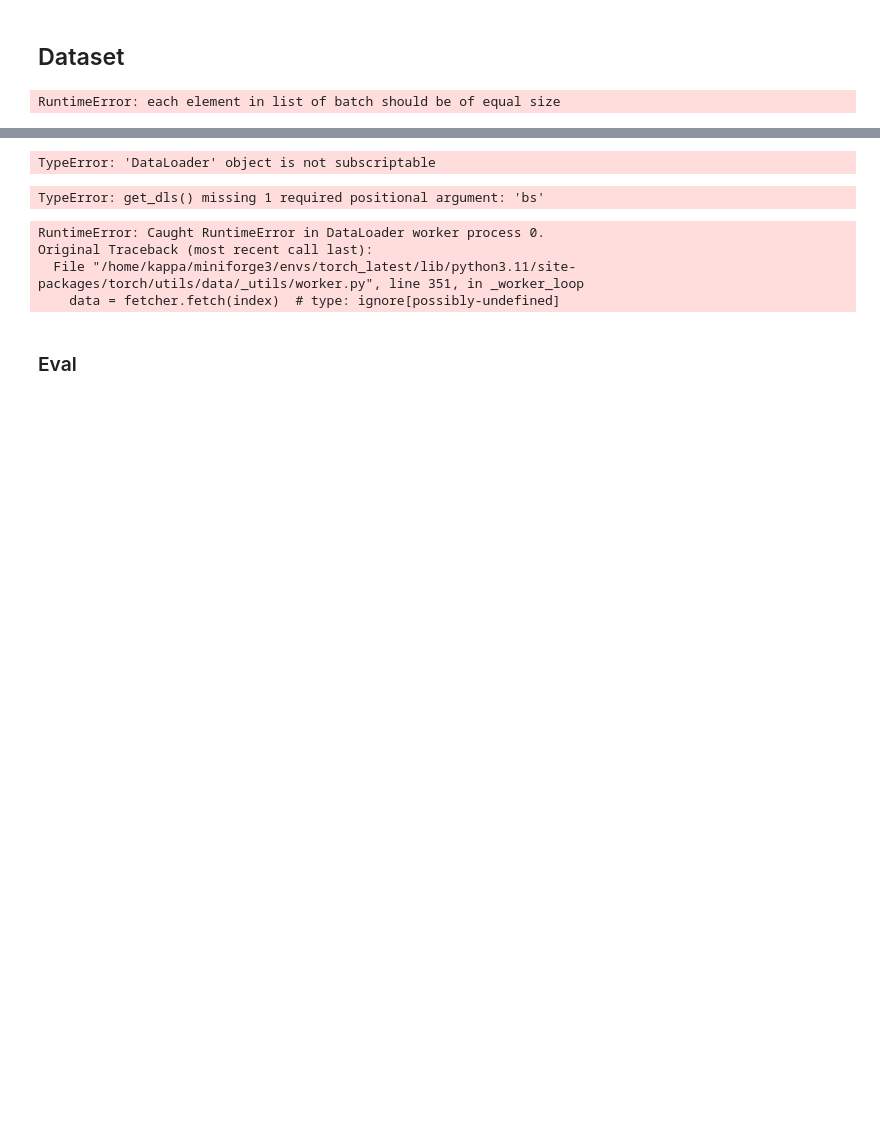
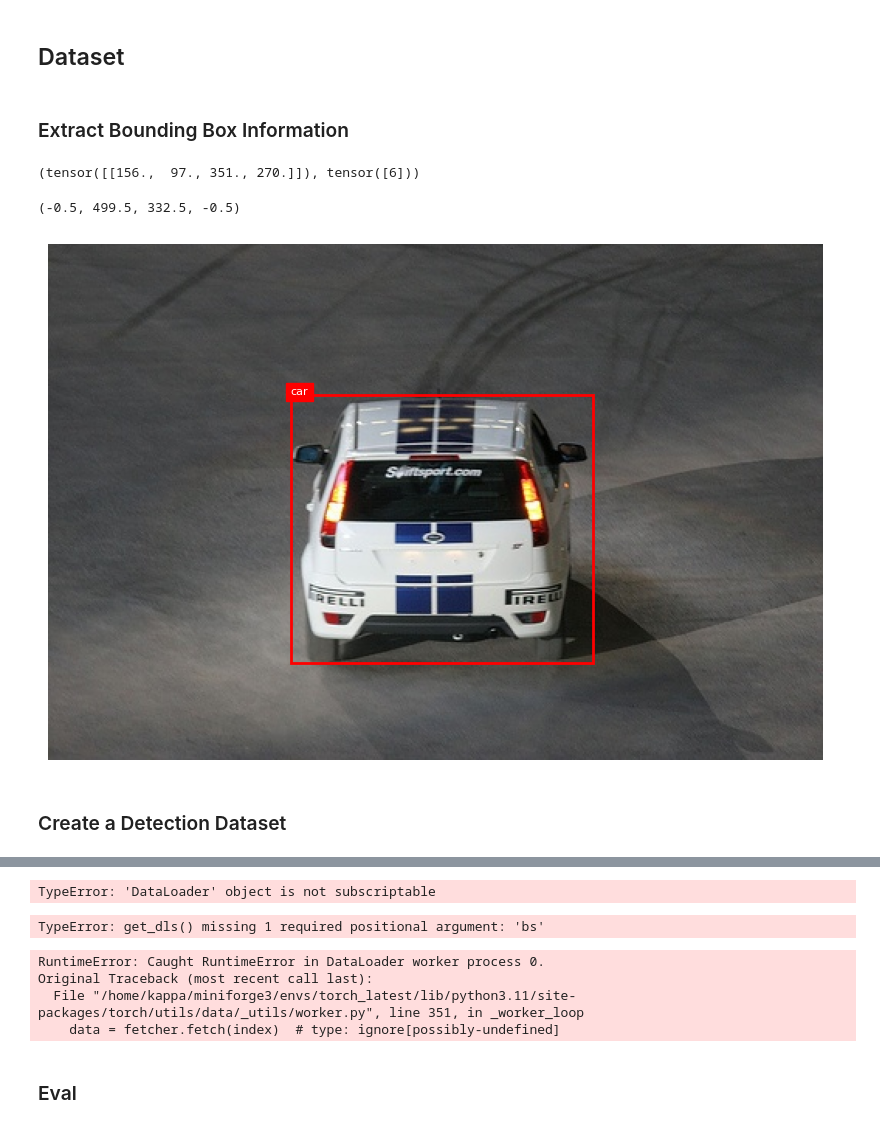
Before and after one commit to galopyz/pilus_project, a Jupyter notebook: nbs/52_detection.ipynb, the cells around one changed output, grey strips where cells are left out. Cells and saved outputs as stored; diff of their text form; code cells hidden in the pictures; blank space fills up the shorter version.

Commit message:
Add dataset

```diff
--- a/nbs/52_detection.ipynb
+++ b/nbs/52_detection.ipynb
@@ -65,8 +65,8 @@ Transform: Compose(
            )
 # %%
 ds = datasets.VOCDetection(
-    root=data_path, year="2007", image_set='train', download=False,
-    target_transform=voc_extract(field='bndbox'))
+    root=data_path, year="2007", image_set='train', download=False, )
+#     target_transform=voc_extract(field='bndbox'))
 ds[0]
 # %% [output]
 (<PIL.Image.Image image mode=RGB size=500x333>,
@@ -90,11 +103,11 @@ val_ds = datasets.VOCDetection(
 # %%
-bs = 64
+# bs = 64
 
-trn_dl, val_dl = get_dls(trn_ds, val_ds, bs=bs)
-xb,yb = next(iter(trn_dl))
-xb.shape,yb[:10]
+# trn_dl, val_dl = get_dls(trn_ds, val_ds, bs=bs)
+# xb,yb = next(iter(trn_dl))
+# xb.shape,yb[:10]
-# %% [output]
-RuntimeError: each element in list of batch should be of equal size
+# %% [markdown]
+### Extract Bounding Box Information
 # %%
 def voc_extract_detection(targ, clss=VOC_CLASSES):
     "Extract class names and bounding boxes from VOC annotations"
@@ -114,6 +126,27 @@ def voc_extract_detection(targ, clss=VOC_CLASSES):
             labels.append(clss.index(name))
 
     return torch.tensor(boxes), torch.tensor(labels)
+# %%
+sample_img, sample_target = ds[0]
+boxes, labels = voc_extract_detection(sample_target)
+boxes, labels
+# %% [output]
+(tensor([[156.,  97., 351., 270.]]), tensor([6]))
+# %%
+plt.figure(figsize=(10, 8))
+plt.imshow(sample_img)
+for box, label in zip(boxes, labels):
+    x1, y1, x2, y2 = box.tolist()
+    class_name = VOC_CLASSES[label]
+    rect = plt.Rectangle((x1, y1), x2-x1, y2-y1, fill=False, edgecolor='red', linewidth=2)
+    plt.gca().add_patch(rect)
+    plt.text(x1, y1, class_name, color='white', backgroundcolor='red', fontsize=8)
+plt.axis('off')
+# %% [output]
+(-0.5, 499.5, 332.5, -0.5)
+[figure, added]
+# %% [markdown]
+### Create a Detection Dataset
 # %%
 class VOCDetectionDataset(Dataset):
     "Dataset for VOC object detection"
```
Also changed, not shown: parts of 12 cells of this notebook.
